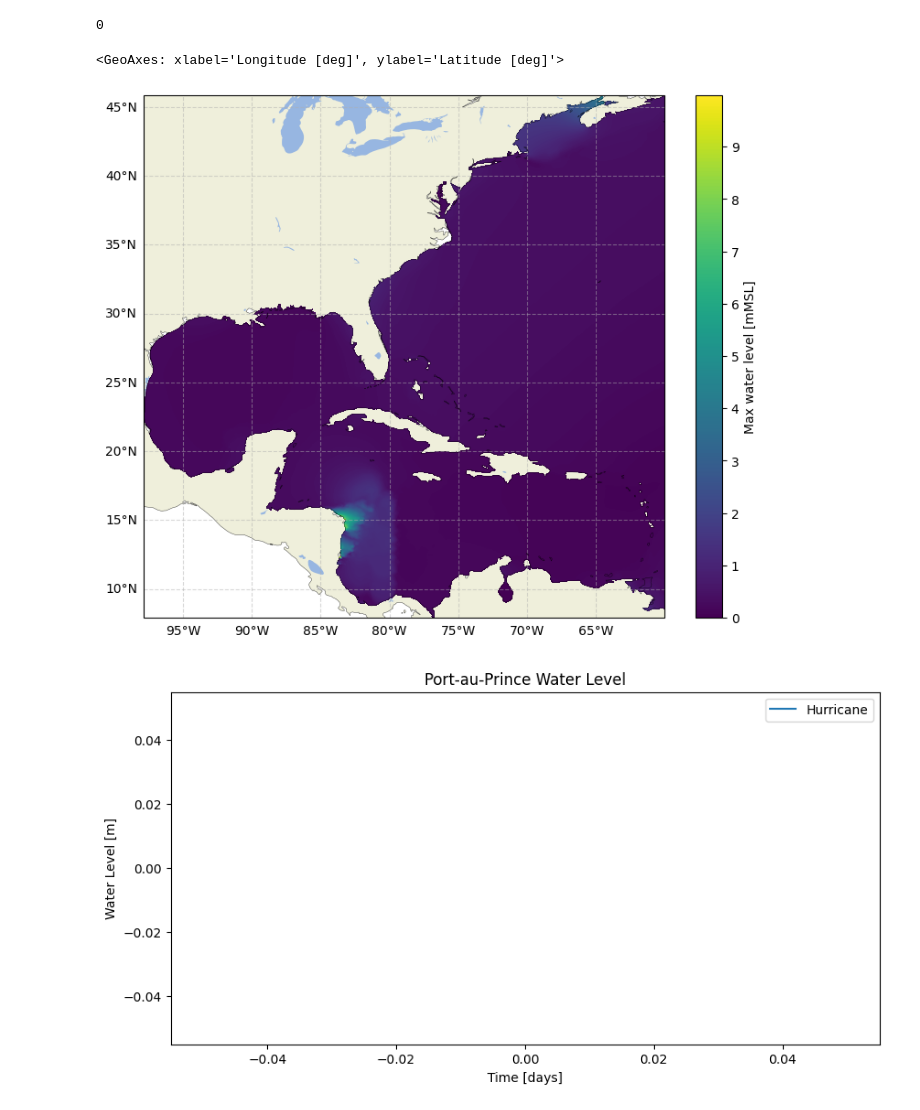
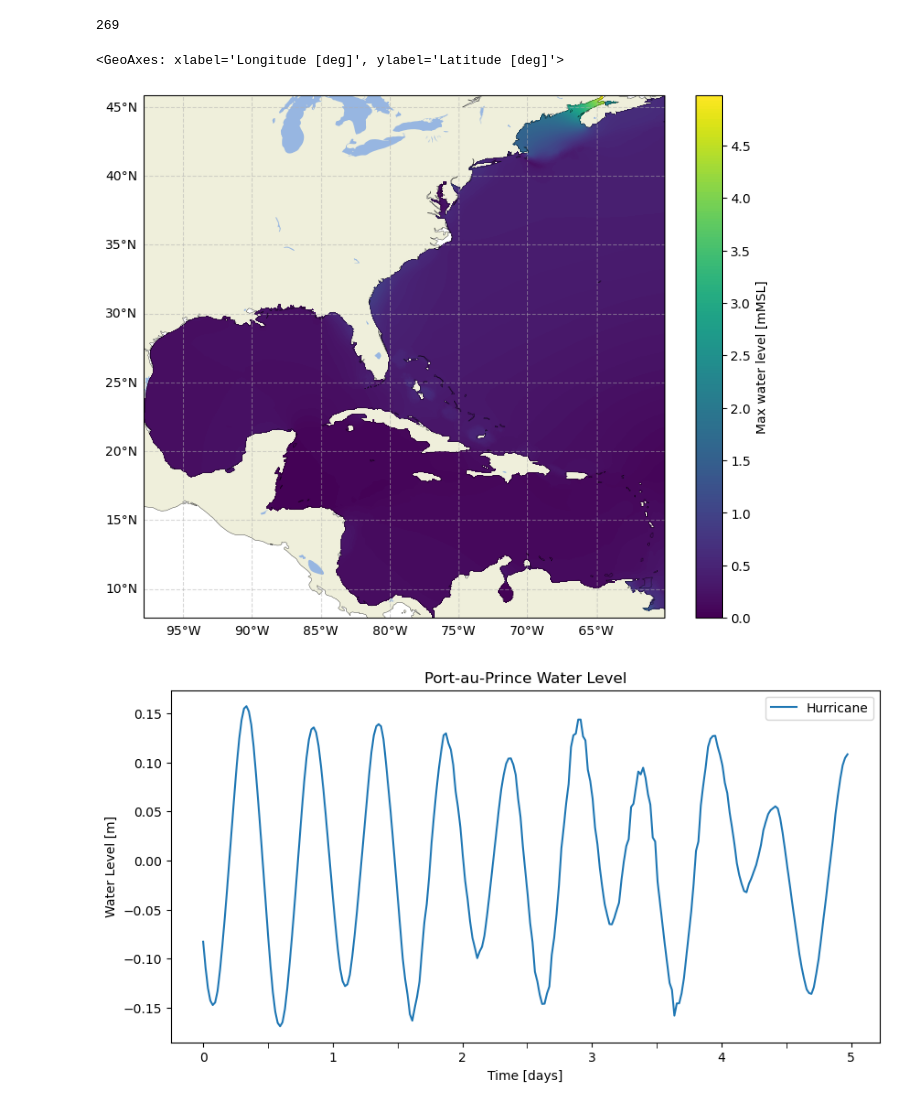
Before and after one commit to aesgeorges/LaGonaveFM, a Jupyter notebook: analysis/quickplot.ipynb, the cells around one changed output. Cells and saved outputs as stored; diff of their text form; code cells hidden in the pictures.

```diff
--- a/analysis/quickplot.ipynb
+++ b/analysis/quickplot.ipynb
@@ -16,8 +16,8 @@ from plotting import plot_nc
 # %%
 # Storm to be visualized
 stage = "staging"
-HURRICANE = "Matthew2016"
-path = "../"+stage+"/runs/"+HURRICANE+"_test/hotstart/"
+HURRICANE = "Isaias2020"
+path = "../"+stage+"/runs/"+HURRICANE+"/hotstart/"
 path_base = "../basemodel/runs/"+HURRICANE
 # %%
 ele = netcdf.Dataset(path+'/fort.63.nc')
@@ -25,16 +25,16 @@ ele = netcdf.Dataset(path+'/fort.63.nc')
 vel = netcdf.Dataset(path+'/fort.64.nc')
 max = netcdf.Dataset(path+'/maxele.63.nc')
 # %%
-timesteps = vel.variables['time'].shape[0]
+timesteps = ele.variables['time'].shape[0]
 timesteps
 # %% [output]
-0
+269
 # %%
 # Max Elevation
-plot_nc(max, 'zeta_max', levels=np.arange(0, 10, 0.025), background_map=True, cbar=True, cb_label='Max water level [mMSL]')
+plot_nc(max, 'zeta_max', levels=np.arange(0, 5, 0.025), background_map=True, cbar=True, cb_label='Max water level [mMSL]')
 # %% [output]
 <GeoAxes: xlabel='Longitude [deg]', ylabel='Latitude [deg]'>
-[figure, old version]
+[figure, new version]
 # %%
 dt = 80.142686
 NSPOOL = 20
@@ -42,11 +42,11 @@ time = (np.arange(timesteps) * (dt*20))
 time_in_days = time / (24 * 60 * 60)
 # %%
 zeta = ele.variables['zeta']
-zeta_base = ele_base.variables['zeta']
+#zeta_base = ele_base.variables['zeta']
 
 fig, ax = plt.subplots(figsize=(10, 5))
 ax.plot(time_in_days, zeta[:, 17523])
-ax.plot(time_in_days, zeta_base[:, 17523])
+#ax.plot(time_in_days, zeta_base[:, 17523])
 ax.set_xlabel('Time [days]')
 ax.set_ylabel('Water Level [m]')
 ax.set_title('Port-au-Prince Water Level')
@@ -55,7 +55,7 @@ ax.legend(['Hurricane', 'Base'])
 ax.xaxis.set_minor_locator(ticker.MultipleLocator(0.5))
 ax.tick_params(axis='x', which='minor', length=4, color='black')
 # %% [output]
-[figure, old version]
+[figure, new version]
 # %%
 fig, ax = plt.subplots(figsize=(10, 5))
 ax.plot(time_in_days, zeta[:, 12006])
```
Also changed, not shown: parts of 5 cells of this notebook, 49 other files.
